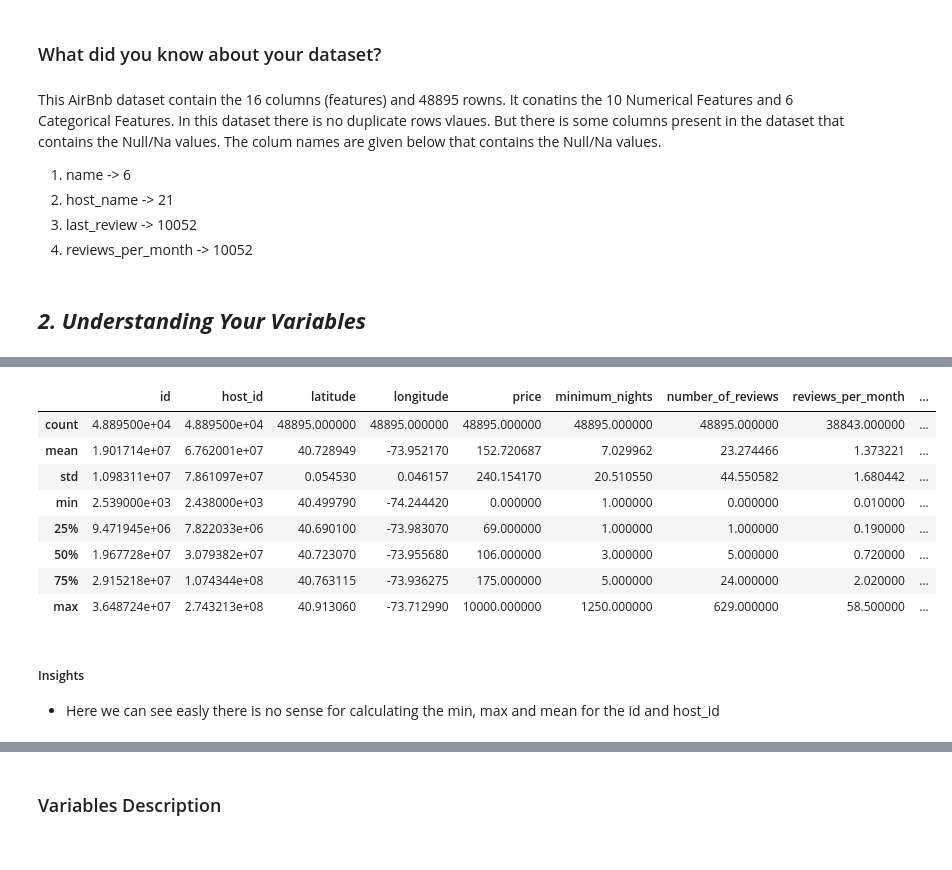
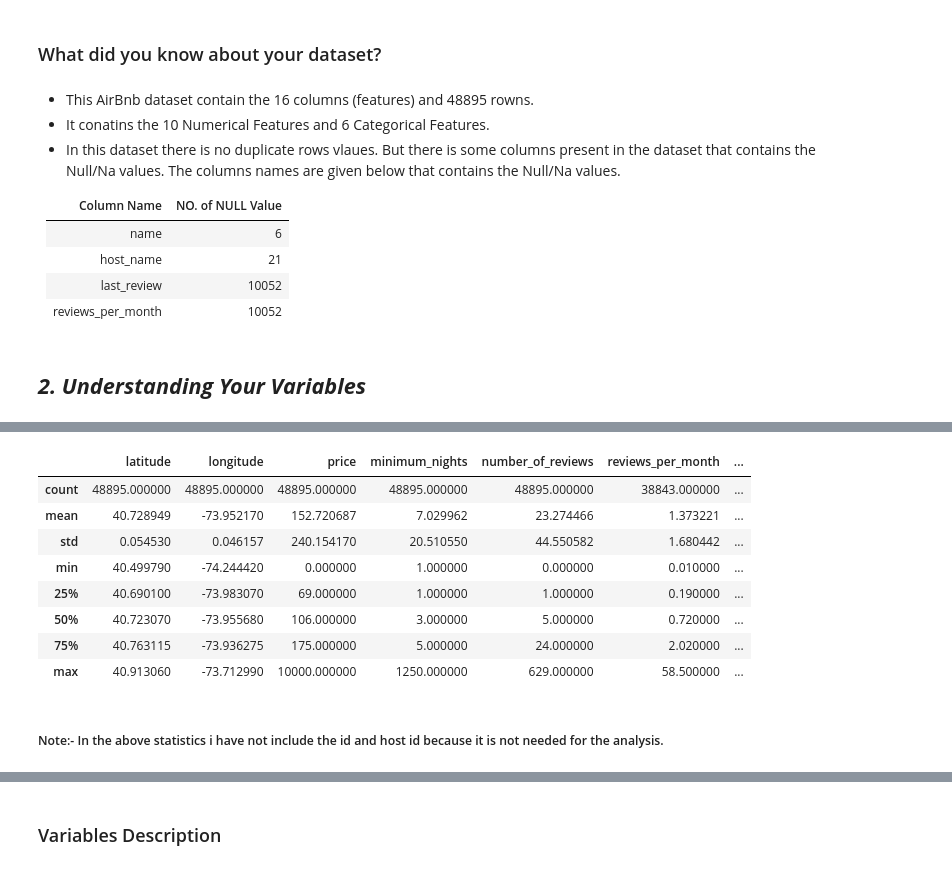
Before and after one commit to skanaujiya/AirBnb-Bookings-Analysis, a Jupyter notebook: src/notebook/airBnb_EDA.ipynb, the cells around one changed output, grey strips where cells are left out. Saved outputs shown, nothing was run; the diff lists cells and outputs as text; code cells hidden in the pictures.

```diff
--- a/src/notebook/airBnb_EDA.ipynb
+++ b/src/notebook/airBnb_EDA.ipynb
@@ -171,12 +171,16 @@ plt.show()
 # %% [markdown]
 ### What did you know about your dataset?
 # %% [markdown]
-This AirBnb dataset contain the 16 columns (features) and 48895 rowns. It conatins the 10 Numerical Features and 6 Categorical Features. In this dataset there is no duplicate rows vlaues. But there is some columns present in the dataset that contains the Null/Na values. The colum names are given below that contains the Null/Na values.
+- This AirBnb dataset contain the 16 columns (features) and 48895 rowns.
+- It conatins the 10 Numerical Features and 6 Categorical Features.
+- In this dataset there is no duplicate rows vlaues. But there is some columns present in the dataset that contains the Null/Na values. The columns names are given below that contains the Null/Na values.
 
-1. name -> 6
-2. host_name -> 21
-3. last_review -> 10052
-4. reviews_per_month -> 10052
+| Column Name | NO. of NULL Value |
+|----------|----------|
+| name | 6 |
+| host_name | 21 |
+| last_review | 10052 |
+| reviews_per_month | 10052 |
 # %% [markdown]
 ## ***2. Understanding Your Variables***
 # %%
@@ -201,17 +205,16 @@ list(df.columns)
  'availability_365']
 # %%
 # Dataset Describe
-df.describe() #here we check the Check statistics of data set
+df[numerical_values[2:]].describe()
 # %% [output]
-|  | id | host_id | latitude | longitude | price | minimum_nights | number_of_reviews | reviews_per_month | ... |
-| count | 4.889500e+04 | 4.889500e+04 | 48895.000000 | 48895.000000 | 48895.000000 | 48895.000000 | 48895.000000 | 38843.000000 | ... |
-| mean | 1.901714e+07 | 6.762001e+07 | 40.728949 | -73.952170 | 152.720687 | 7.029962 | 23.274466 | 1.373221 | ... |
-| std | 1.098311e+07 | 7.861097e+07 | 0.054530 | 0.046157 | 240.154170 | 20.510550 | 44.550582 | 1.680442 | ... |
-| min | 2.539000e+03 | 2.438000e+03 | 40.499790 | -74.244420 | 0.000000 | 1.000000 | 0.000000 | 0.010000 | ... |
-| 25% | 9.471945e+06 | 7.822033e+06 | 40.690100 | -73.983070 | 69.000000 | 1.000000 | 1.000000 | 0.190000 | ... |
-| 50% | 1.967728e+07 | 3.079382e+07 | 40.723070 | -73.955680 | 106.000000 | 3.000000 | 5.000000 | 0.720000 | ... |
-| 75% | 2.915218e+07 | 1.074344e+08 | 40.763115 | -73.936275 | 175.000000 | 5.000000 | 24.000000 | 2.020000 | ... |
-| max | 3.648724e+07 | 2.743213e+08 | 40.913060 | -73.712990 | 10000.000000 | 1250.000000 | 629.000000 | 58.500000 | ... |
+|  | latitude | longitude | price | minimum_nights | number_of_reviews | reviews_per_month | ... |
+| count | 48895.000000 | 48895.000000 | 48895.000000 | 48895.000000 | 48895.000000 | 38843.000000 | ... |
+| mean | 40.728949 | -73.952170 | 152.720687 | 7.029962 | 23.274466 | 1.373221 | ... |
+| std | 0.054530 | 0.046157 | 240.154170 | 20.510550 | 44.550582 | 1.680442 | ... |
+| min | 40.499790 | -74.244420 | 0.000000 | 1.000000 | 0.000000 | 0.010000 | ... |
+| 25% | 40.690100 | -73.983070 | 69.000000 | 1.000000 | 1.000000 | 0.190000 | ... |
+| 50% | 40.723070 | -73.955680 | 106.000000 | 3.000000 | 5.000000 | 0.720000 | ... |
+| 75% | 40.763115 | -73.936275 | 175.000000 | 5.000000 | 24.000000 | 2.020000 | ... |
+| max | 40.913060 | -73.712990 | 10000.000000 | 1250.000000 | 629.000000 | 58.500000 | ... |
-# %% [markdown]
-#####  Insights
-- Here we can see easly there is no sense for calculating the min, max and mean for the id and host_id
+# %% [markdown]
+##### Note:- In the above statistics i have not include the id and host id because it is not needed for the analysis.
```
Also changed, not shown: parts of 111 cells of this notebook.
